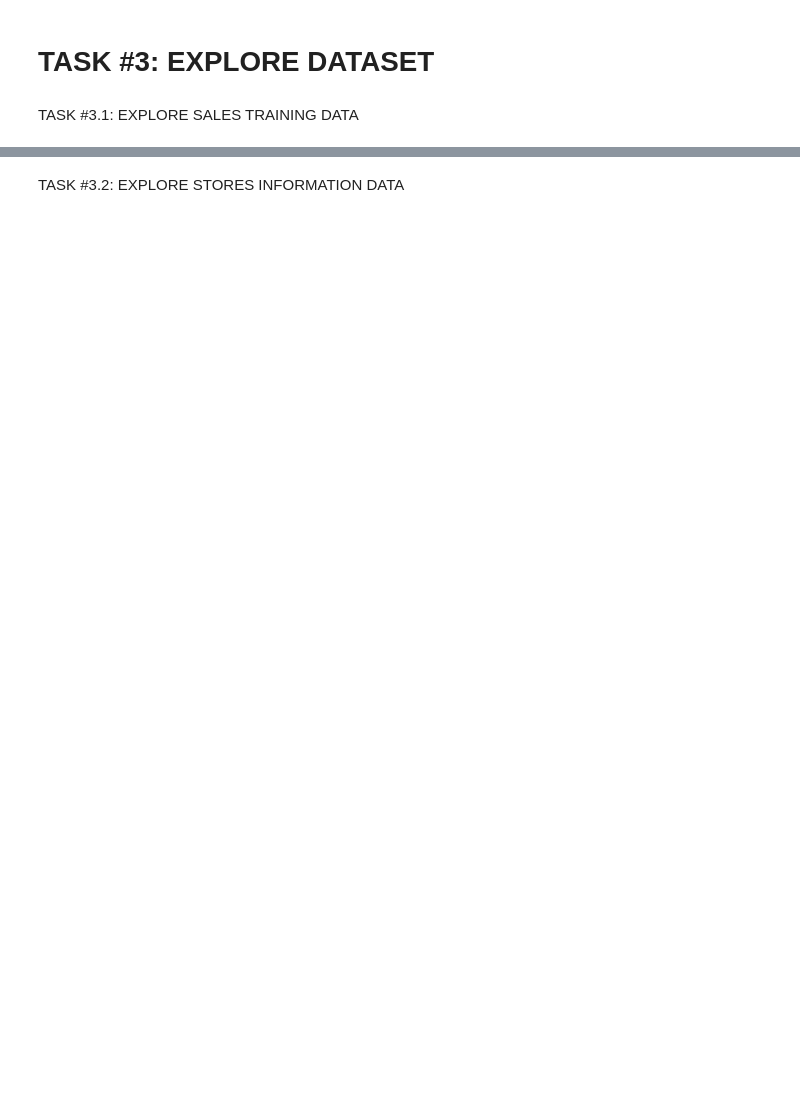
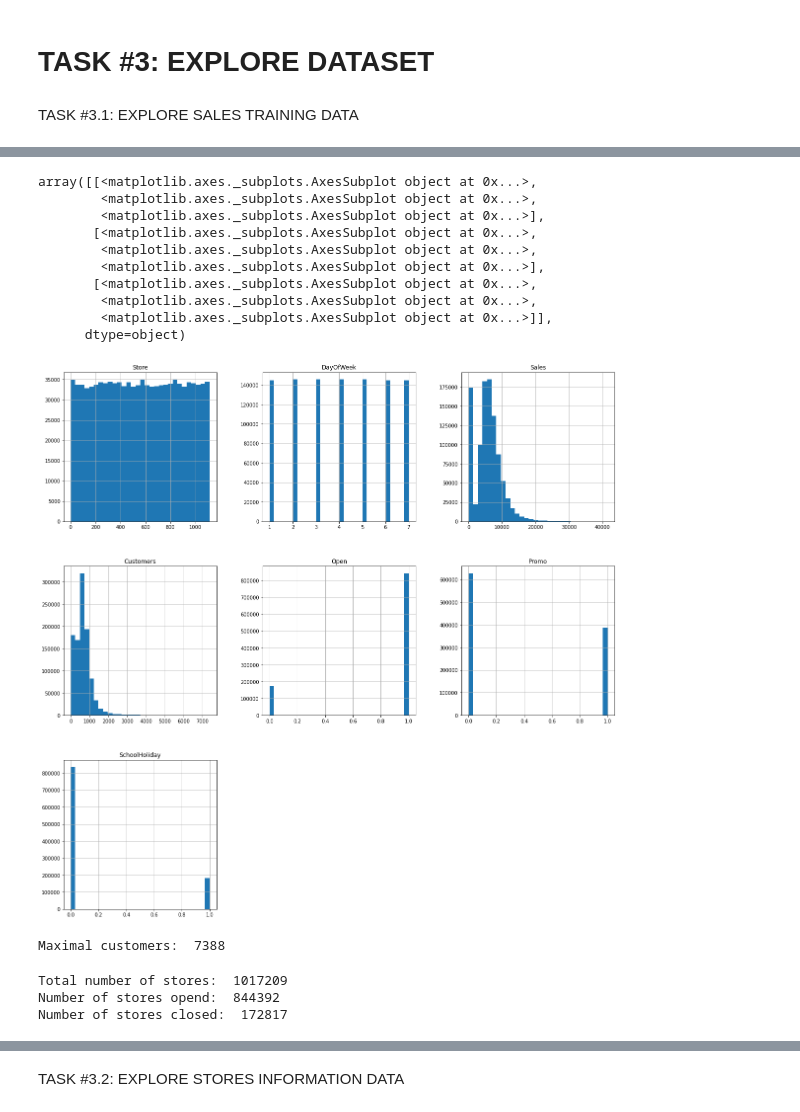
Before and after one commit to aksevenli/Data-Science-for-Business, a Jupyter notebook: Sales_Department_skeleton.ipynb, the cells around one changed output, grey strips where cells are left out. Saved outputs shown, nothing was run; the diff lists cells and outputs as text; code cells hidden in the pictures; blank space fills up the shorter version.

```diff
--- a/Sales_Department_skeleton.ipynb
+++ b/Sales_Department_skeleton.ipynb
@@ -80,8 +172,21 @@ TASK #3.1: EXPLORE SALES TRAINING DATA
 # %%
 # Average 600 customers per day, maximum is 4500 (note that we can't see the outlier at 7388!)
 # Data is equally distibuted across various Days of the week (~150000 observations x 7 day = ~1.1 million observation)
 # Stores are open ~80% of the time
 # Data is equally distributed among all stores (no bias)
 # Promo #1 was running ~40% of the time
 # Average sales around 5000-6000 Euros
 # School holidays are around ~18% of the time
+sales_train_df.hist(bins=30, figsize=(20, 20))
+# %% [output]
+array([[<matplotlib.axes._subplots.AxesSubplot object at 0x...>,
+        <matplotlib.axes._subplots.AxesSubplot object at 0x...>,
+        <matplotlib.axes._subplots.AxesSubplot object at 0x...>],
+       [<matplotlib.axes._subplots.AxesSubplot object at 0x...>,
+        <matplotlib.axes._subplots.AxesSubplot object at 0x...>,
+        <matplotlib.axes._subplots.AxesSubplot object at 0x...>],
+       [<matplotlib.axes._subplots.AxesSubplot object at 0x...>,
+        <matplotlib.axes._subplots.AxesSubplot object at 0x...>,
+        <matplotlib.axes._subplots.AxesSubplot object at 0x...>]],
+      dtype=object)
+[figure, added]
@@ -92,2 +193,15 @@ TASK #3.1: EXPLORE SALES TRAINING DATA
+# %%
+print('Maximal customers: ', sales_train_df['Customers'].max())
+# %% [output]
+Maximal customers:  7388
+# %%
+# Let's see how many stores are open and closed!
+print('Total number of stores: ', len(sales_train_df))
+print('Number of stores opend: ', len(sales_train_df[sales_train_df['Open'] == 1]))
+print('Number of stores closed: ', len(sales_train_df[sales_train_df['Open'] == 0]))
+# %% [output]
+Total number of stores:  1017209
+Number of stores opend:  844392
+Number of stores closed:  172817
 # %%
 # only keep open stores and remove closed stores
```
Also changed, not shown: parts of 50 cells of this notebook.
